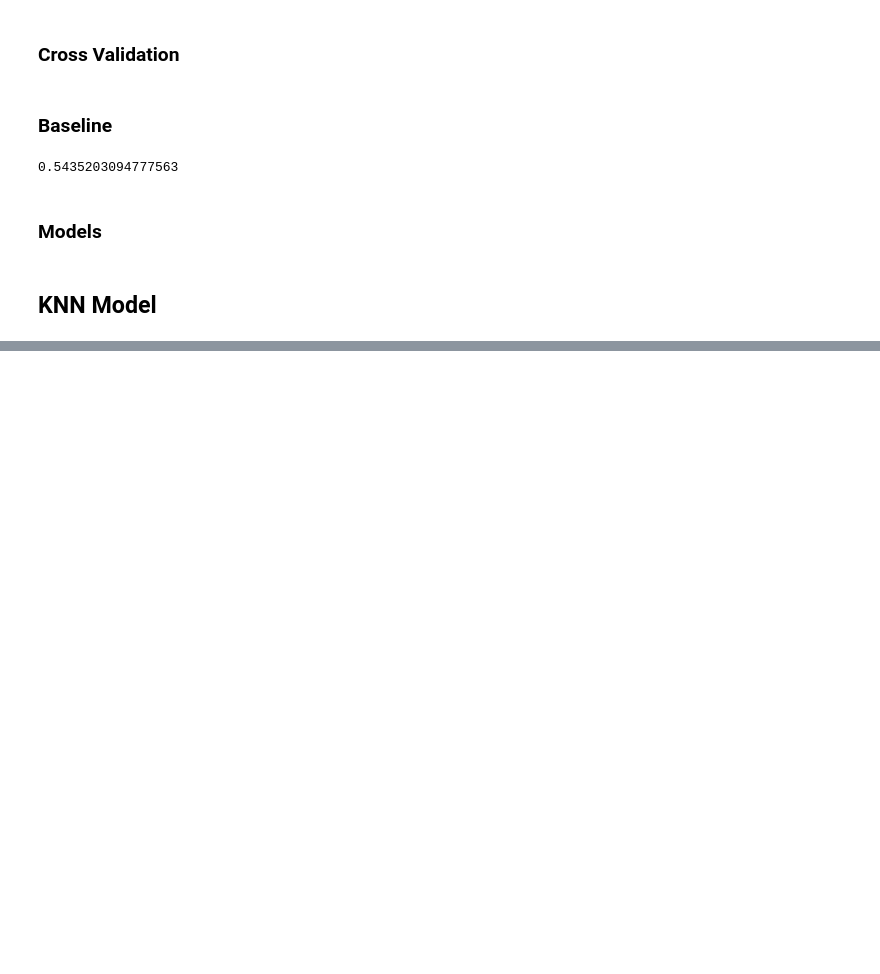
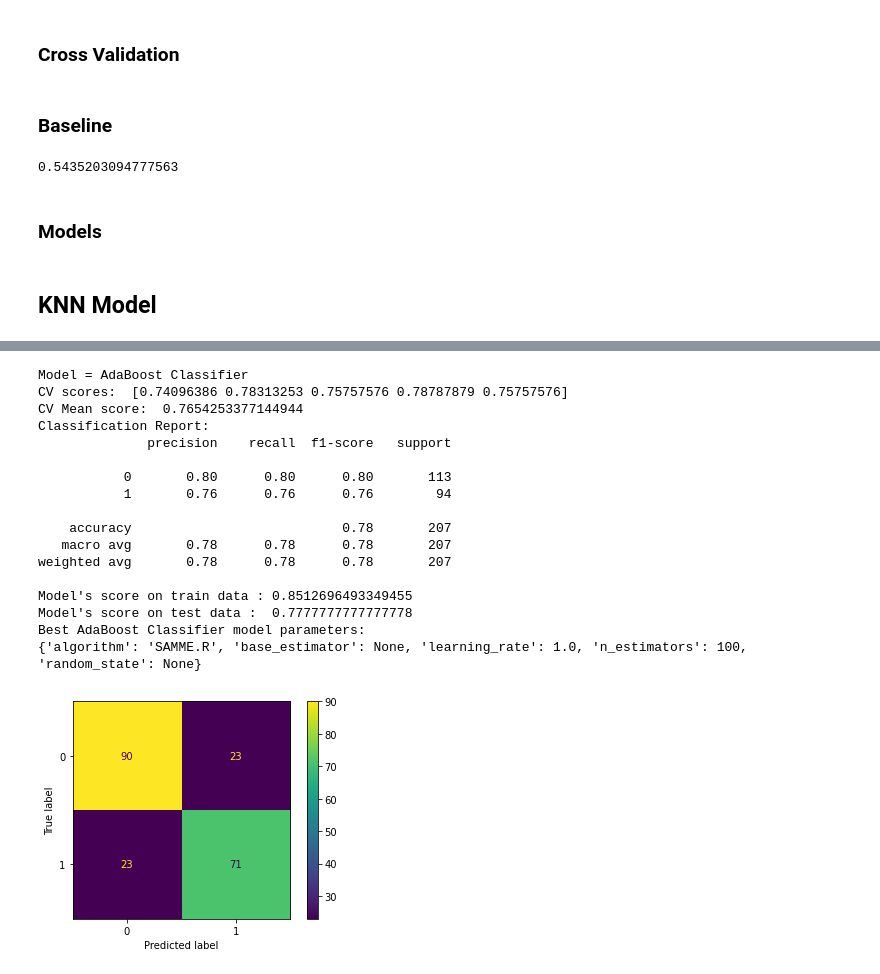
Before and after one commit to AhmadrezaHadi/Data-Mining-Project, a Jupyter notebook: METABRIC.ipynb, the cells around one changed output, grey strips where cells are left out. Drawn from its saved outputs; the diff is of its cells as text; code cells hidden in the pictures; blank space fills up the shorter version.

```diff
--- a/METABRIC.ipynb
+++ b/METABRIC.ipynb
@@ -479,3 +480,45 @@ Best MLP Classifier model parameters:
+# %%
+MODEL = "AdaBoost Classifier"
+
+model = AdaBoostClassifier(n_estimators=100).fit(x_train, y_train)
+pred = model.predict(x_test)
+results = cross_val_score(model, x_train, y_train, cv=kfold)
+
+ada_pred = model.predict(x_test)
+ada_test = model.score(x_test, y_test)
+ada_train = results.mean()
+
+print(BOLD + f"Model = {MODEL}" + END)
+print("CV scores: ", results)
+print("CV Mean score: ", results.mean())
+print('Classification Report:  ')
+print(classification_report(y_test, pred))
+print("Model's score on train data :", model.score(x_train, y_train))
+print("Model's score on test data : ", model.score(x_test, y_test))
+cm = confusion_matrix(y_test, pred, labels=model.classes_)
+disp = ConfusionMatrixDisplay(confusion_matrix=cm, display_labels=model.classes_)
+print(f"Best {MODEL} model parameters: ")
+print(model.get_params())
+disp.plot();
+# %% [output]
+Model = AdaBoost Classifier
+CV scores:  [0.74096386 0.78313253 0.75757576 0.78787879 0.75757576]
+CV Mean score:  0.7654253377144944
+Classification Report:
+              precision    recall  f1-score   support
+
+           0       0.80      0.80      0.80       113
+           1       0.76      0.76      0.76        94
+
+    accuracy                           0.78       207
+   macro avg       0.78      0.78      0.78       207
+weighted avg       0.78      0.78      0.78       207
+
+Model's score on train data : 0.8512696493349455
+Model's score on test data :  0.7777777777777778
+Best AdaBoost Classifier model parameters:
+{'algorithm': 'SAMME.R', 'base_estimator': None, 'learning_rate': 1.0, 'n_estimators': 100, 'random_state': None}
+[figure, added]
 # %%
 from sklearn.metrics import auc, roc_curve
 
```
Also changed, not shown: parts of 12 cells of this notebook.
